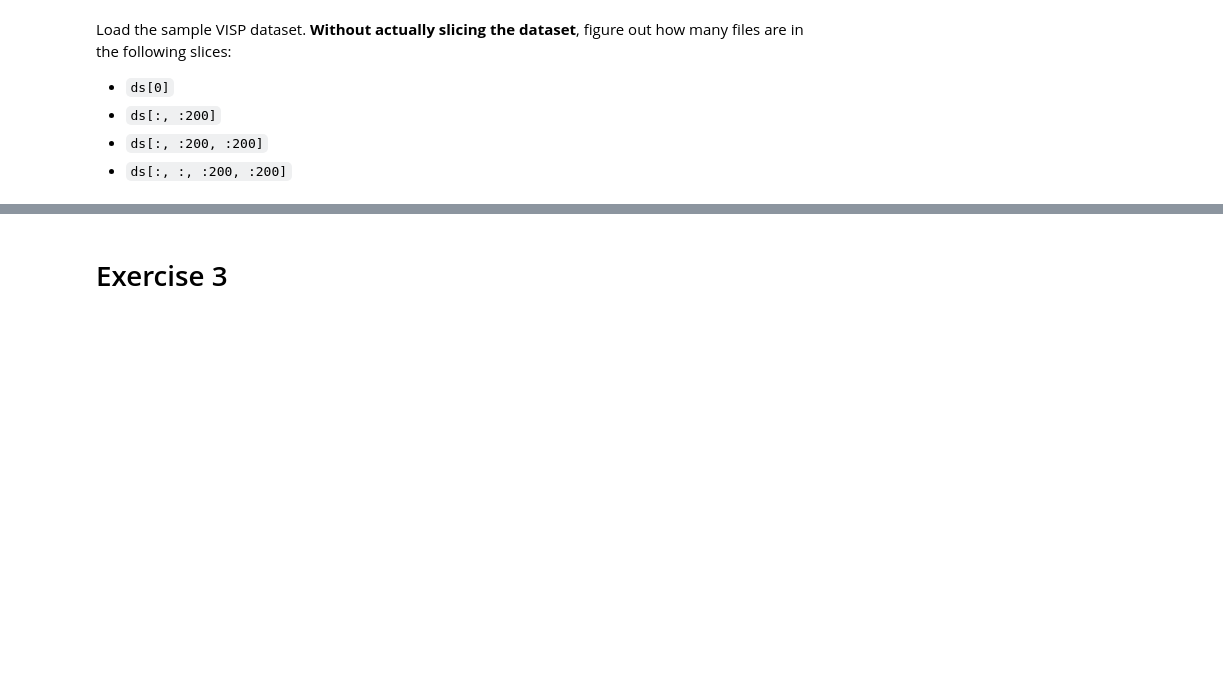
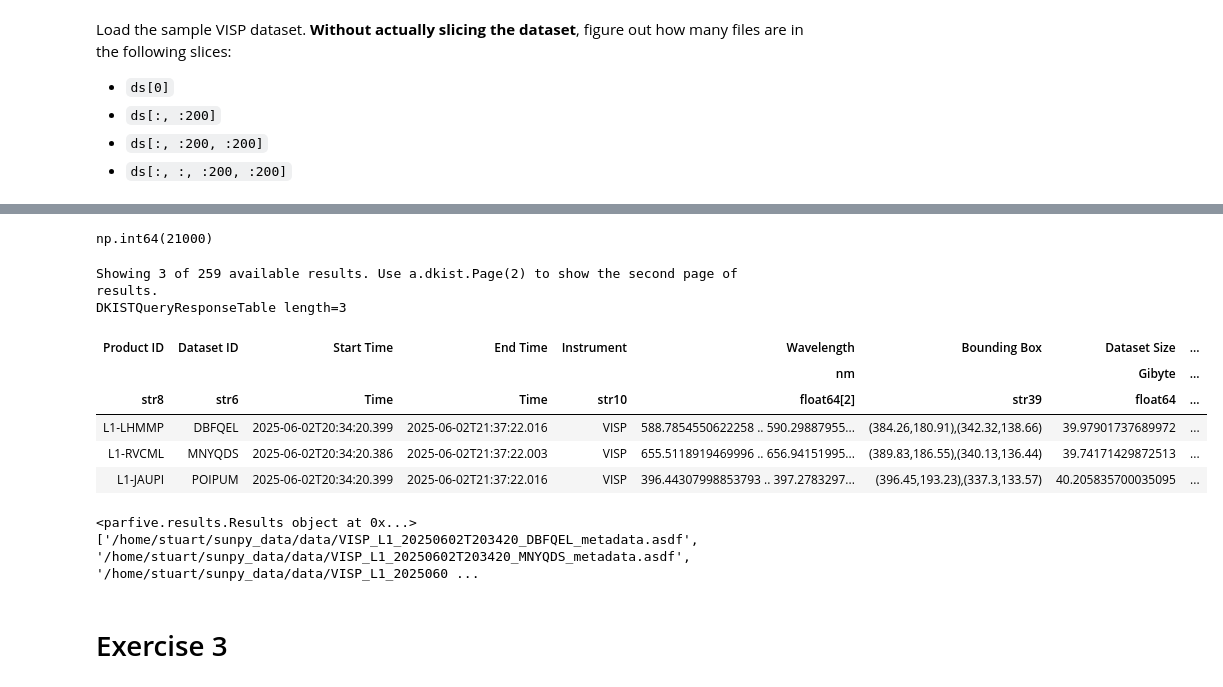
Before and after one commit to DKISTDC/Workshop-Exercises, a Jupyter notebook: exercises-day1.ipynb, the cells around one changed output, grey strips where cells are left out. Cells and saved outputs as stored; diff of their text form; code cells hidden in the pictures; blank space fills up the shorter version.

```diff
--- a/exercises-day1.ipynb
+++ b/exercises-day1.ipynb
@@ -54,3 +137,25 @@ ds[:, :, :200, :200].files
+# %%
+max_frames = res[0]["Number of Frames"].max()
+max_frames
+# %% [output]
+np.int64(21000)
+# %%
+large = res[0][res[0]["Number of Frames"] == max_frames]
+large
+# %% [output]
+Showing 3 of 259 available results. Use a.dkist.Page(2) to show the second page of results.
+DKISTQueryResponseTable length=3
+| Product ID | Dataset ID | Start Time | End Time | Instrument | Wavelength | Bounding Box | Dataset Size | ... |
+|  |  |  |  |  | nm |  | Gibyte | ... |
+| str8 | str6 | Time | Time | str10 | float64[2] | str39 | float64 | ... |
+| L1-LHMMP | DBFQEL | 2025-06-02T20:34:20.399 | 2025-06-02T21:37:22.016 | VISP | 588.7854550622258 .. 590.29887955... | (384.26,180.91),(342.32,138.66) | 39.97901737689972 | ... |
+| L1-RVCML | MNYQDS | 2025-06-02T20:34:20.386 | 2025-06-02T21:37:22.003 | VISP | 655.5118919469996 .. 656.94151995... | (389.83,186.55),(340.13,136.44) | 39.74171429872513 | ... |
+| L1-JAUPI | POIPUM | 2025-06-02T20:34:20.399 | 2025-06-02T21:37:22.016 | VISP | 396.44307998853793 .. 397.2783297... | (396.45,193.23),(337.3,133.57) | 40.205835700035095 | ... |
+# %%
+Fido.fetch(large)
+# %% [output]
+<parfive.results.Results object at 0x...>
+['/home/stuart/sunpy_data/data/VISP_L1_20250602T203420_DBFQEL_metadata.asdf', '/home/stuart/sunpy_data/data/VISP_L1_20250602T203420_MNYQDS_metadata.asdf', '/home/stuart/sunpy_data/data/VISP_L1_2025060 ...
 # %% [markdown]
 # Exercise 3
 # %% [markdown]
```
Also changed, not shown: parts of 23 cells of this notebook, 1 other file.
